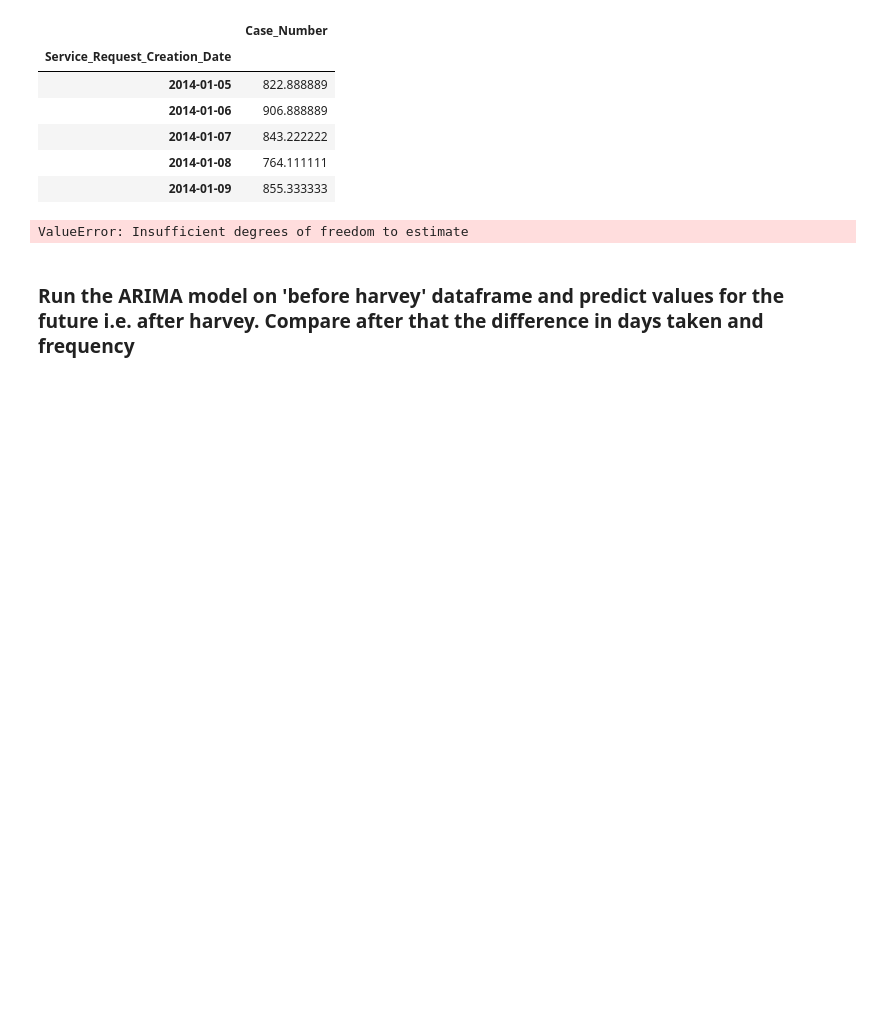
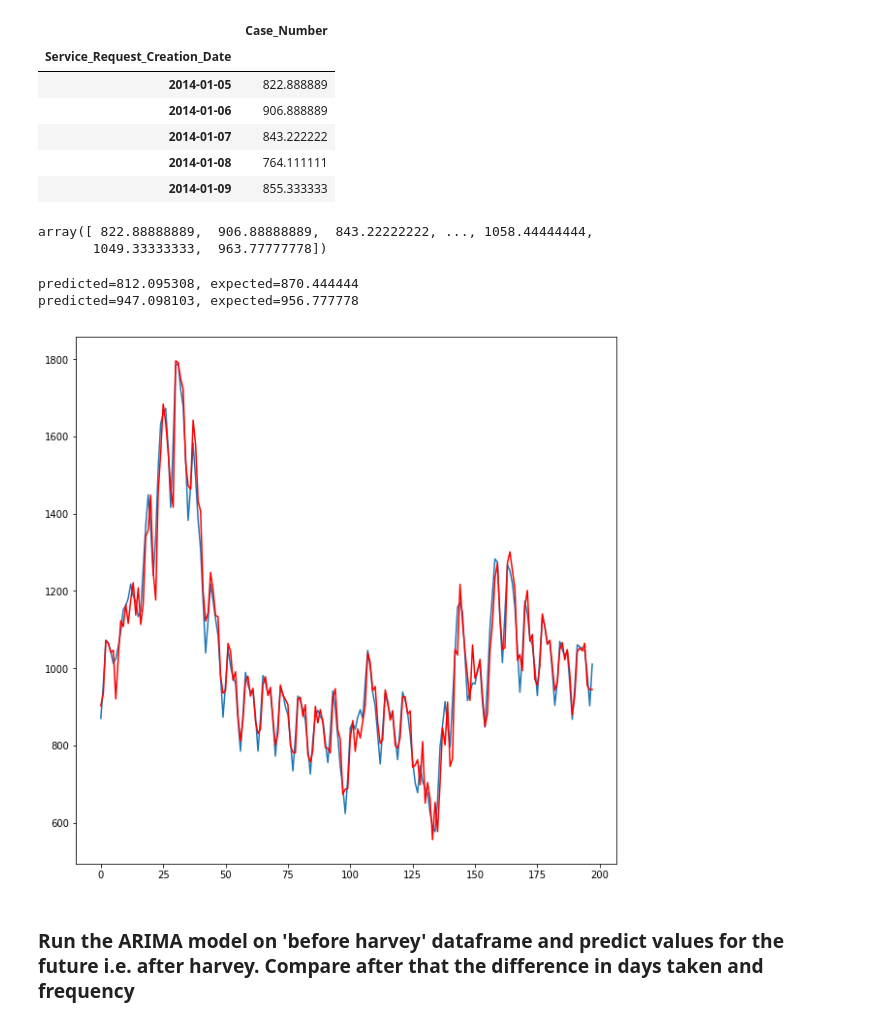
Before and after one commit to SohamMody/ADS_final, a Jupyter notebook: Cleaning_new.ipynb, the cells around one changed output. Drawn from its saved outputs; the diff is of its cells as text; code cells hidden in the pictures; blank space fills up the shorter version.

```diff
--- a/Cleaning_new.ipynb
+++ b/Cleaning_new.ipynb
@@ -716,14 +732,16 @@ harvey_acr_freq.head()
 | 2014-01-07 | 843.222222 |
 | 2014-01-08 | 764.111111 |
 | 2014-01-09 | 855.333333 |
-# %%
-train,test = harvey_acr_freq[harvey_acr_freq.index < datetime.date(2017,8,16)],\
-                            harvey_acr_freq.loc[datetime.date(2017,8,16):datetime.date(2018,3,1)]
+# %%
+harvey_acr_freq[harvey_acr_freq.index < datetime.date(2017,8,16)].Case_Number.values
+# %% [output]
+array([ 822.88888889,  906.88888889,  843.22222222, ..., 1058.44444444,
+       1049.33333333,  963.77777778])
 # %%
-history = [x for x in train]
+history = [x for x in train[:500]]
 predictions = list()
-for t in range(len(test)):
-    model = ARIMA(history, order=(100,0,0))
+for t in range(len(test[:100])):
+    model = ARIMA(history, order=(20,1,0))
     model_fit = model.fit(disp=0)
     output = model_fit.forecast()
     yhat = output[0]
@@ -731,13 +749,21 @@ for t in range(len(test)):
     obs = test[t]
     history.append(obs)
     print('predicted=%f, expected=%f' % (yhat, obs))
-error = mean_squared_error(test, predictions)
+error = mean_squared_error(test[:100], predictions)
 print('Test MSE: %.3f' % error)
 # plot
 pyplot.plot(test)
 pyplot.plot(predictions, color='red')
 pyplot.show()
 # %% [output]
-ValueError: Insufficient degrees of freedom to estimate
+predicted=812.095308, expected=870.444444
+predicted=947.098103, expected=956.777778
+# %%
+ax,fig = plt.subplots(figsize=(10,10))
+plt.plot(test)
+plt.plot(predictions, color='red')
+plt.show()
+# %% [output]
+[figure, added]
 # %% [markdown]
 ### Run the ARIMA model on 'before harvey' dataframe and predict values for the future i.e. after harvey. Compare after that the difference in days taken and frequency
```
Also changed, not shown: parts of 12 cells of this notebook.
